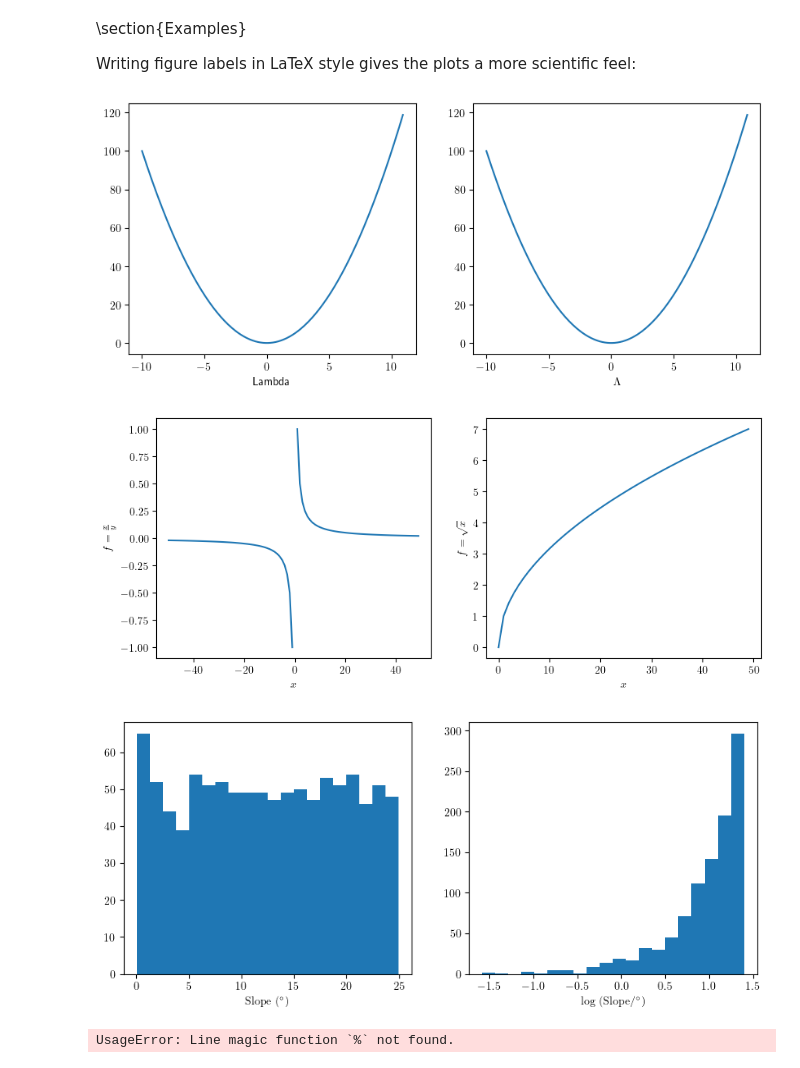
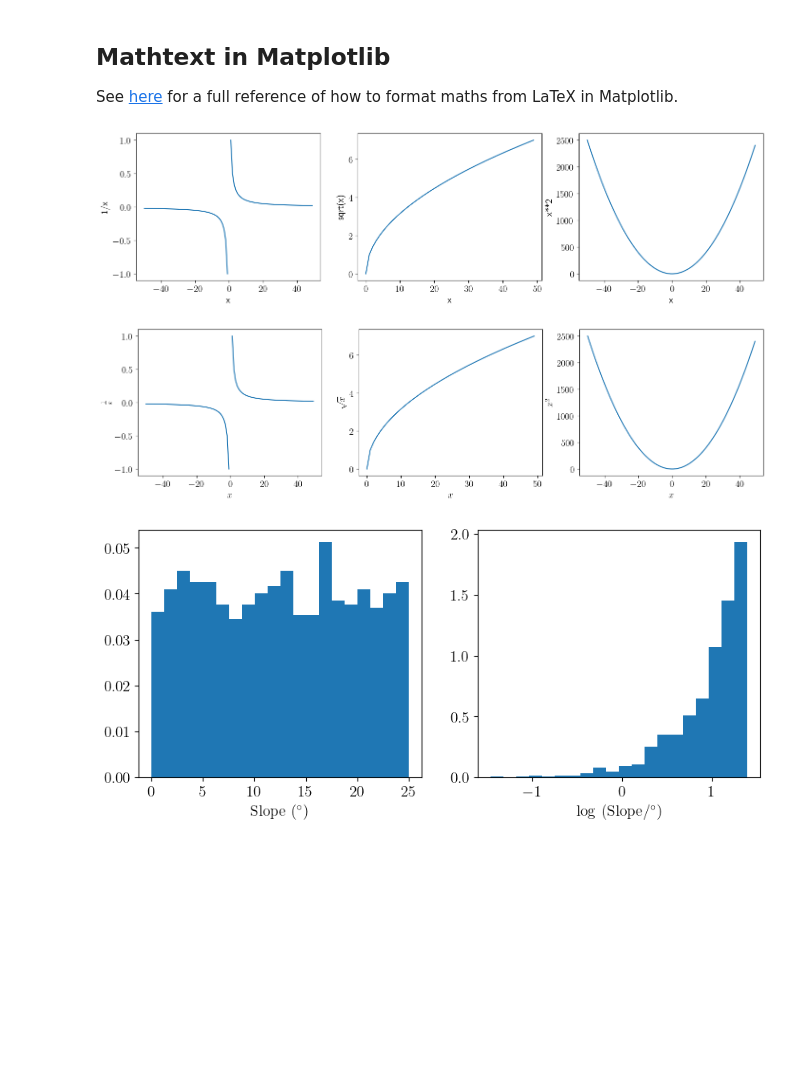
Before and after one commit to sarahappleby/classroom, a Jupyter notebook: latex_plotting.ipynb, the cells around one changed output. Cells and saved outputs as stored; diff of their text form; code cells hidden in the pictures; blank space fills up the shorter version.

```diff
--- a/latex_plotting.ipynb
+++ b/latex_plotting.ipynb
@@ -1,3 +1,7 @@
+# %% [markdown]
+## Mathtext in Matplotlib
+
+See [here](https://matplotlib.org/stable/users/explain/text/mathtext.html) for a full reference of how to format maths from LaTeX in Matplotlib.
 # %%
 import matplotlib.pyplot as plt
 import numpy as np
@@ -6,51 +10,53 @@ import warnings
 warnings.filterwarnings('ignore')
 
 plt.rcParams.update({'text.usetex':True,
-                     'font.family':'sans-serif'})
+                     'font.family':'sans-serif',
+                     'font.size':14})
-# %% [markdown]
-\section{Examples}
-
-Writing figure labels in LaTeX style gives the plots a more scientific feel:
 # %%
-x = np.arange(-10, 11, 0.1)
+x = np.arange(-50, 50, 1)
 y = x**2
 
-fig, ax = plt.subplots(1, 2, figsize=(10, 4))
+fig, ax = plt.subplots(1, 3, figsize=(17, 4))
 
-ax[0].plot(x, y)
-ax[0].set_xlabel('Lambda')
+ax[0].plot(x, 1/x)
+ax[0].set_xlabel('x')
+ax[0].set_ylabel('1/x')
 
-ax[1].plot(x, y)
-ax[1].set_xlabel(r'$\Lambda$');
+ax[1].plot(x, np.sqrt(x))
+ax[1].set_xlabel('x')
+ax[1].set_ylabel('sqrt(x)')
+
+ax[2].plot(x, x**2)
+ax[2].set_xlabel('x')
+ax[2].set_ylabel('x**2');
 # %% [output]
-[figure, old version]
+[figure, new version]
 # %%
 x = np.arange(-50, 50, 1)
-y = x**2
 
-fig, ax = plt.subplots(1, 2, figsize=(10, 4))
+fig, ax = plt.subplots(1, 3, figsize=(17, 4))
 
-ax[0].plot(x, x/y)
+ax[0].plot(x, 1/x)
 ax[0].set_xlabel(r'$x$');
-ax[0].set_ylabel(r'$f = \frac{x}{y}$');
+ax[0].set_ylabel(r'$\frac{1}{x}$');
 
 ax[1].plot(x, np.sqrt(x))
 ax[1].set_xlabel(r'$x$');
-ax[1].set_ylabel(r'$f = \sqrt{x}$');
+ax[1].set_ylabel(r'$\sqrt{x}$');
+
+ax[2].plot(x, x**2)
+ax[2].set_xlabel(r'$x$');
+ax[2].set_ylabel(r'$x^2$');
 # %% [output]
-[figure, old version]
+[figure, new version]
 # %%
 slope = np.random.uniform(low=0, high=25, size=1000)
 
 fig, ax = plt.subplots(1, 2, figsize=(10, 4))
-ax[0].hist(slope, bins=20,)
+ax[0].hist(slope, bins=20, density=True)
 ax[0].set_xlabel(r'${\rm Slope}\ (^\circ)$');
 
-ax[1].hist(np.log10(slope), bins=20)
+ax[1].hist(np.log10(slope), bins=20, density=True)
 ax[1].set_xlabel(r'${\rm log}\ ({\rm Slope} / ^\circ)$');
 # %% [output]
-[figure, old version]
+[figure, new version]
-# %%
-jupyter nbconvert --to FORMAT notebook.ipynb
-# %% [output]
-UsageError: Line magic function `%` not found.
```
Also changed, not shown: 1 other file.
